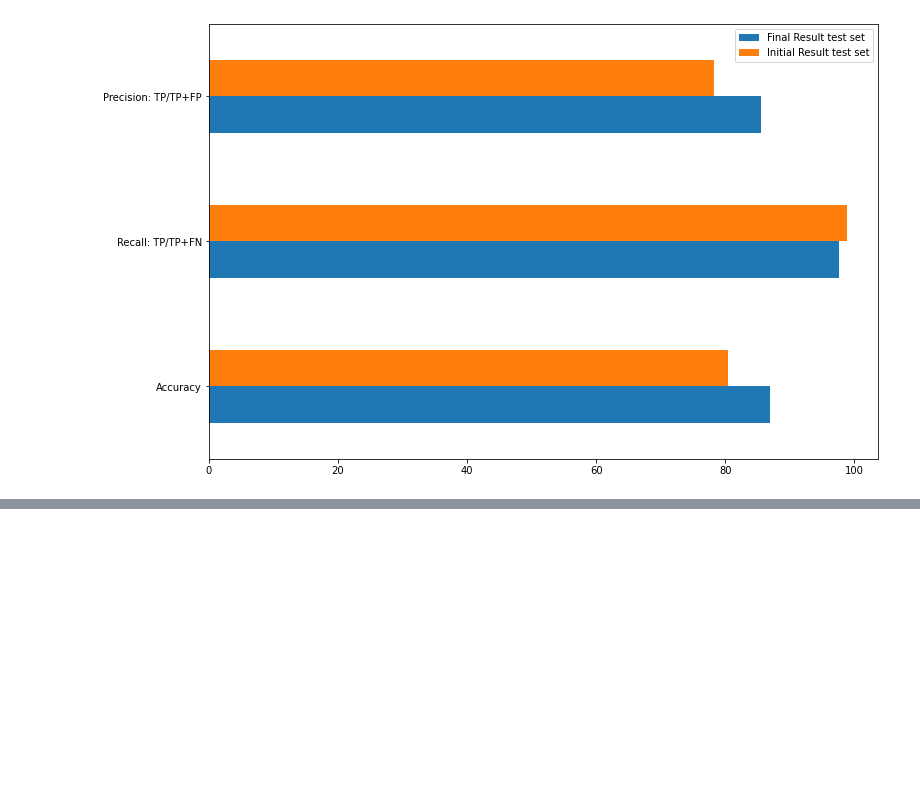
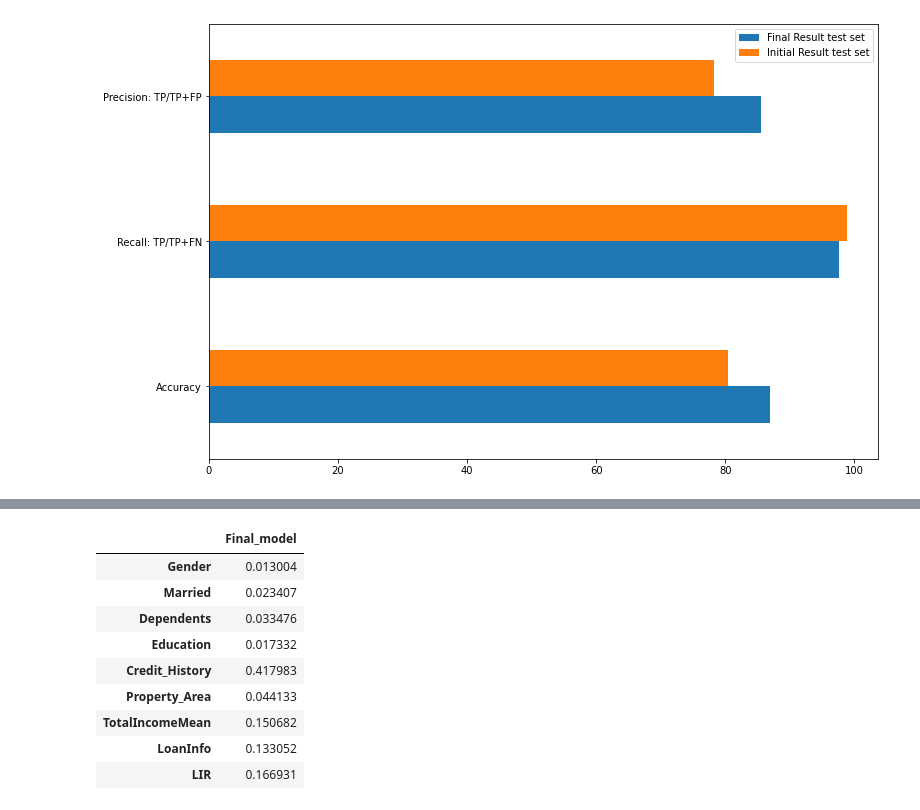
Before and after one commit to TiberiuAntoniu/Data-Science-in-industry, a Jupyter notebook: Random_Forest_improvement.ipynb, the cells around one changed output, grey strips where cells are left out. Saved outputs shown, nothing was run; the diff lists cells and outputs as text; code cells hidden in the pictures; blank space fills up the shorter version.

```diff
--- a/Random_Forest_improvement.ipynb
+++ b/Random_Forest_improvement.ipynb
@@ -285,0 +295,14 @@ train_res.plot(kind='barh', figsize=(12, 8))
+# %%
+importance = pd.DataFrame({'Final_model' : forest_model.feature_importances_}, index=X_train.columns)
+importance
+# %% [output]
+|  | Final_model |
+| Gender | 0.013004 |
+| Married | 0.023407 |
+| Dependents | 0.033476 |
+| Education | 0.017332 |
+| Credit_History | 0.417983 |
+| Property_Area | 0.044133 |
+| TotalIncomeMean | 0.150682 |
+| LoanInfo | 0.133052 |
+| LIR | 0.166931 |
```
Also changed, not shown: parts of 4 cells of this notebook.
